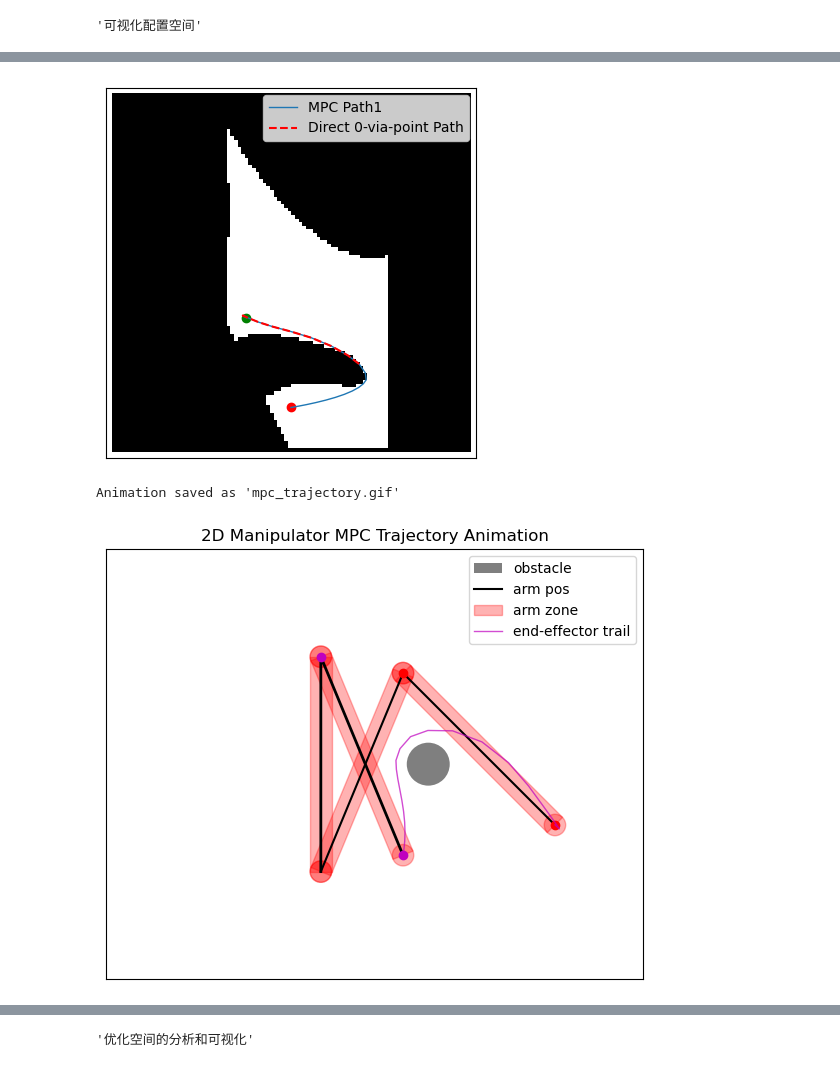
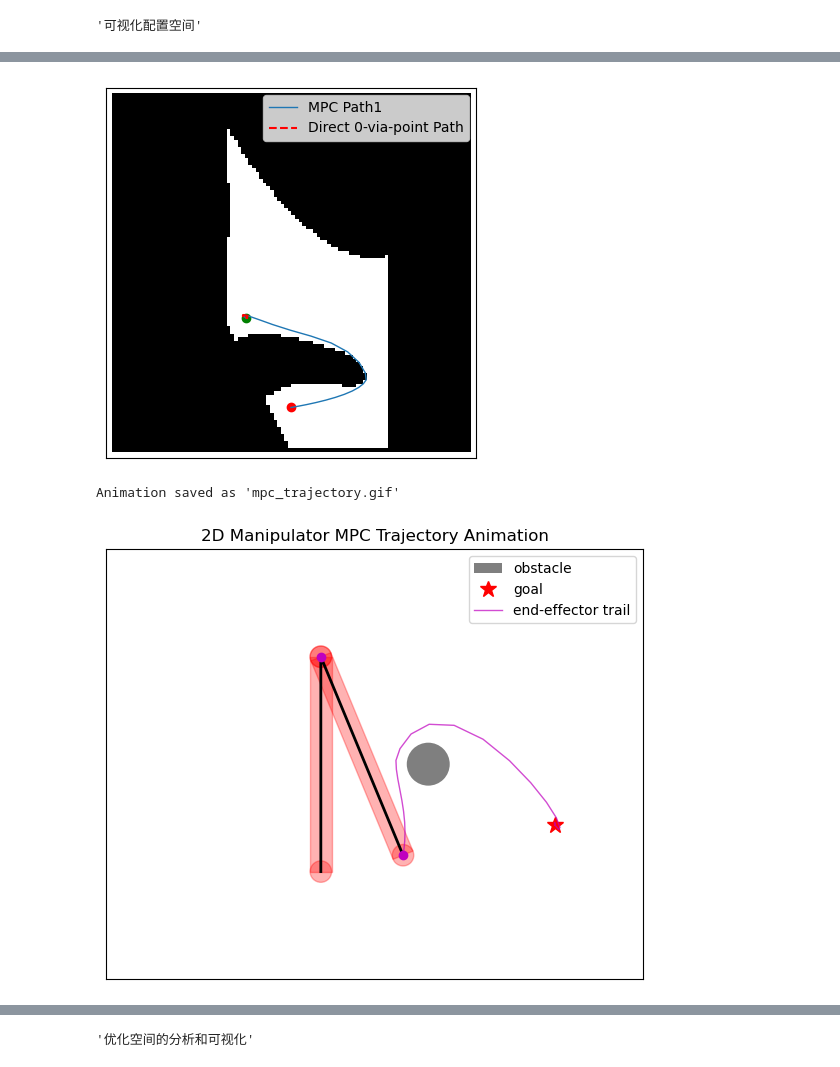
Before and after one commit to ufk-x/vp-sto, a Jupyter notebook: examples/media/2D_mpc_arm_exp.ipynb, the cells around one changed output, grey strips where cells are left out. Saved outputs shown, nothing was run; the diff lists cells and outputs as text; code cells hidden in the pictures.

```diff
--- a/examples/media/2D_mpc_arm_exp.ipynb
+++ b/examples/media/2D_mpc_arm_exp.ipynb
@@ -326,8 +326,8 @@ class MPC:
 
     ## mpc参数
     self.opt_sigma_init = 8  # 多路点优化器的初始sigma
-    self.qT_tolerance = 1e-1  # 终点位置误差容忍度
-    self.dqT_tolerance = 1e-1 # 终点速度误差容忍度
+    self.qT_tolerance = 5* 1e-2  # 终点位置误差容忍度
+    self.dqT_tolerance = 5* 1e-2 # 终点速度误差容忍度
 
     ## 记录变量
     self.sol_log = []  # 记录所有解
@@ -622,8 +622,9 @@ opt.acc_lim = acc_lim
 ## 创建MPC实例
 dt_mpc = 0.1  # MPC控制时间步长
 T_mpc = 20.0  # 最大MPC总时间
+T_stop = 0.5 # 如果0路点轨迹时间小于该值，则直接采用0路点轨迹
 N_mpc = int(T_mpc/dt_mpc)
-mpc = MPC(dof, q0, dq0, qd, dqd, vel_lim, acc_lim, dt_mpc, loss_func=loss, T_stop=T_mpc, opts_direct=opt_direct, opts=opt)
+mpc = MPC(dof, q0, dq0, qd, dqd, vel_lim, acc_lim, dt_mpc, loss_func=loss, T_stop=T_stop, opts_direct=opt_direct, opts=opt)
 
 ## 运行MPC
 mpc_loop_num = 1
@@ -721,7 +722,7 @@ def plotCSpaceTrajectory(lw=1, alpha=1.0):
 # 绘制配置空间轨迹
 plotCSpaceTrajectory()
 # %% [output]
-[figure, old version]
+[figure, new version]
 # %%
 """创建笛卡尔空间动画的函数"""
 def create_animation():
@@ -740,7 +741,11 @@ def create_animation():
 
   # 绘制起始和目标配置
   # plotRobot(ax, robot, q0, color='g')  # 绿色：起始配置
-  plotRobot(ax, robot, qd, color='r')  # 红色：目标配置
+  # plotRobot(ax, robot, qd, color='r')  # 红色：目标配置
+  # ax.plot(robot.fk(q0)[:,0], robot.fk(q0)[:,1], 'go', markersize=8, label='start')  # 起始位置
+  # 末端执行器位置
+  end_pos = robot.fk(qd)[-1]
+  ax.plot(end_pos[0], end_pos[1], 'r*', markersize=12, label='goal')  # 目标位置
 
   # 计算所有末端执行器位置用于轨迹显示
   X_all = np.empty((len(q_log), 3, 2))
@@ -807,34 +812,34 @@ def create_animation():
       end_effector_trail.set_data(trail_x, trail_y)
 
     return robot_line, robot_joints, end_effector_trail
 
   # 创建动画
   anim = animation.FuncAnimation(fig, animate, frames=len(q_log),
                   interval=100, blit=False, repeat=True)
 
   # 尝试保存为不同格式
   try:
     # 首先尝试保存为gif格式（不需要ffmpeg）
     anim.save('mpc_trajectory.gif', writer='pillow', fps=10)
     print("Animation saved as 'mpc_trajectory.gif'")
   except Exception as e:
     print(f"Could not save gif file: {e}")
     try:
         # 如果gif失败，尝试mp4
         anim.save('mpc_trajectory.mp4', writer='ffmpeg', fps=10, bitrate=1800)
         print("Animation saved as 'mpc_trajectory.mp4'")
     except Exception as e:
         print(f"Could not save mp4 file: {e}")
         print("Animation created but not saved. You can view it in the notebook.")
 
   plt.tight_layout()
   return anim
 
 # 调用函数创建动画
 animation = create_animation()  # 创建并保存动画
 # %% [output]
 Animation saved as 'mpc_trajectory.gif'
-[figure, old version]
+[figure, new version]
 # %%
 # =============================================================================
 # MPC结果可视化与分析
```
Also changed, not shown: parts of 2 cells of this notebook, 1 other file.
